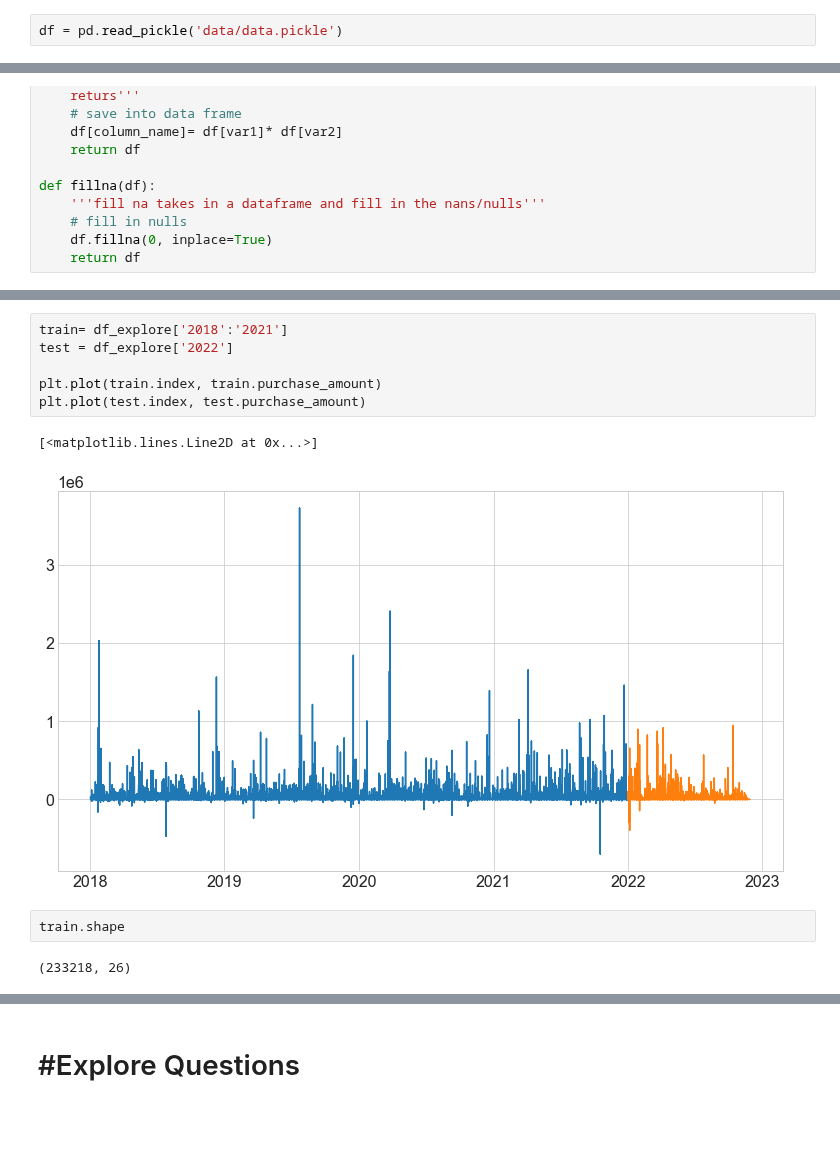
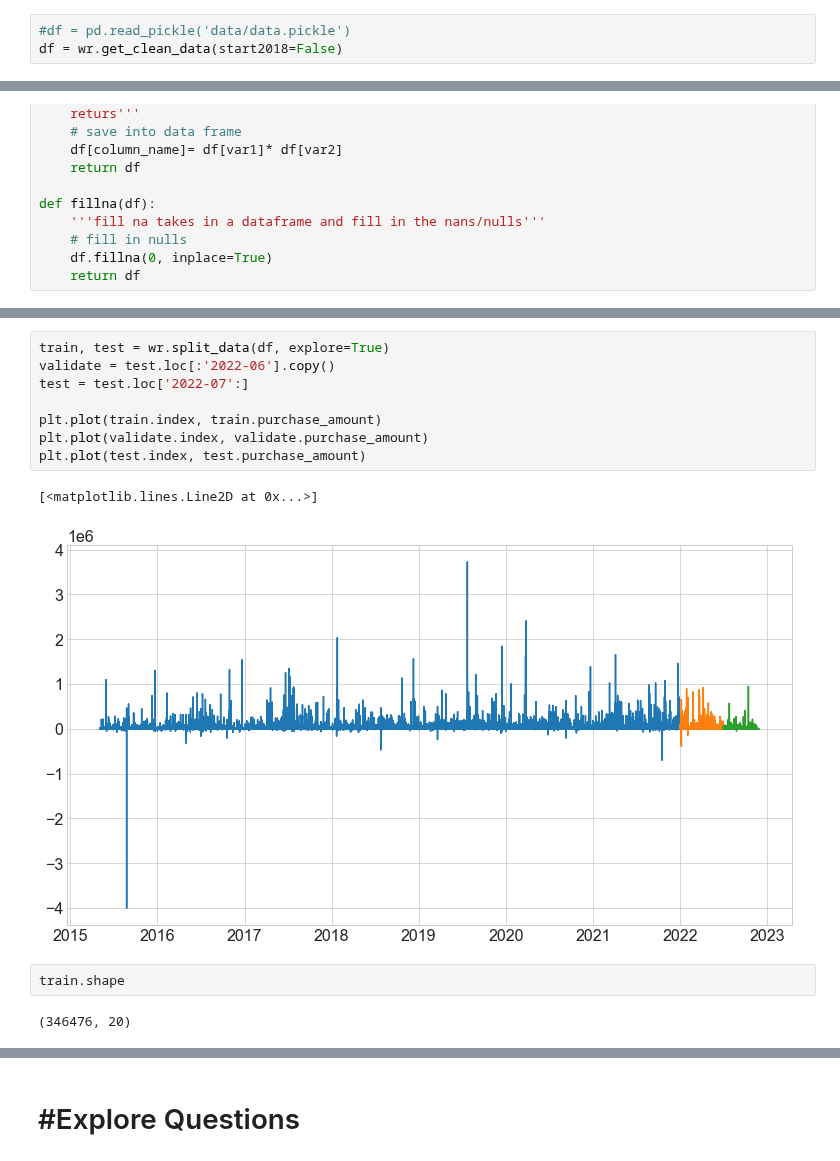
Before and after one commit to The-Real-MVPs/cisco-time-series-analysis, a Jupyter notebook: yvette_ibarra/yvette_workbook.ipynb, the cells around one changed output, grey strips where cells are left out. Drawn from its saved outputs; the diff is of its cells as text; blank space fills up the shorter version.

Commit message:
add questions with 2015+ data

```diff
--- a/yvette_ibarra/yvette_workbook.ipynb
+++ b/yvette_ibarra/yvette_workbook.ipynb
@@ -12,4 +13,5 @@ plt.rc('figure', figsize=(13, 7))
 plt.style.use('seaborn-whitegrid')
 plt.rc('font', size=16)
 # %%
-df = pd.read_pickle('data/data.pickle')
+#df = pd.read_pickle('data/data.pickle')
+df = wr.get_clean_data(start2018=False)
@@ -266,16 +219,18 @@ df_explore
 # %%
-train= df_explore['2018':'2021']
-test = df_explore['2022']
+train, test = wr.split_data(df, explore=True)
+validate = test.loc[:'2022-06'].copy()
+test = test.loc['2022-07':]
 
 plt.plot(train.index, train.purchase_amount)
+plt.plot(validate.index, validate.purchase_amount)
 plt.plot(test.index, test.purchase_amount)
 # %% [output]
 [<matplotlib.lines.Line2D at 0x...>]
-[figure, old version]
+[figure, new version]
 # %%
 train.shape
 # %% [output]
-(233218, 26)
+(346476, 20)
 # %%
 train
 # %% [output]
```
Also changed, not shown: parts of 53 cells of this notebook.
